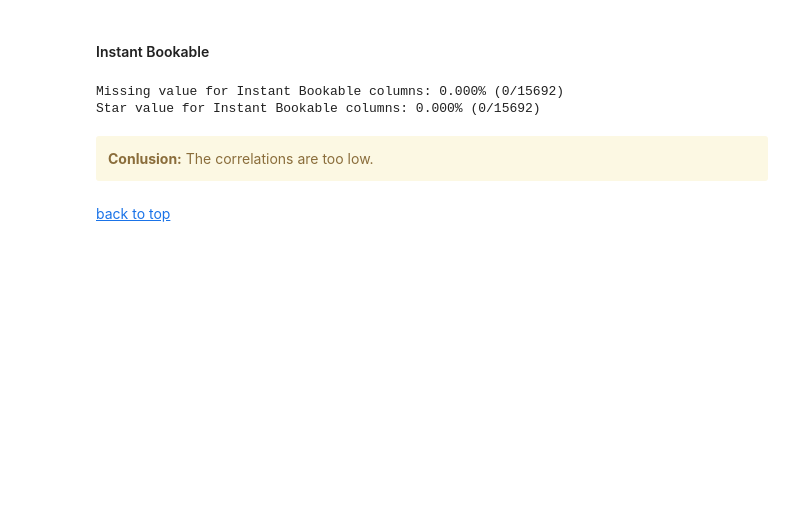
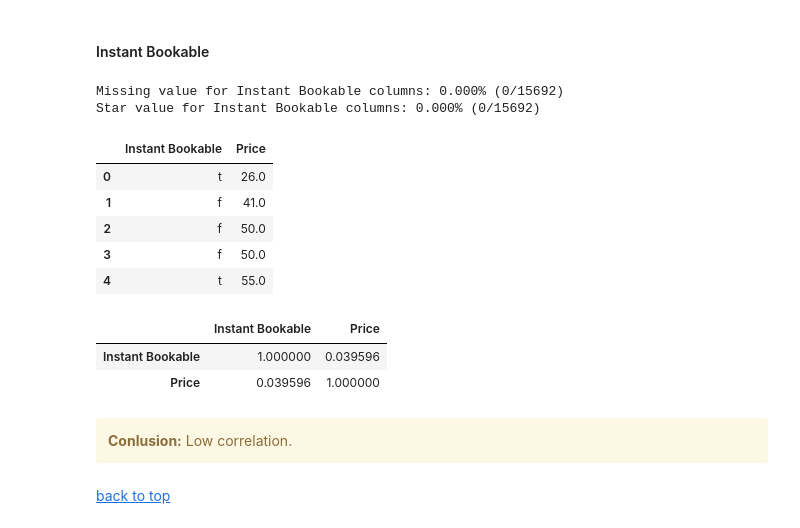
Before and after one commit to flaviendeseure/Airbnb_berlin_price_prediction, a Jupyter notebook: Projet - Airbnb Berlin Price Prediction.ipynb, the cells around one changed output. Cells and saved outputs as stored; diff of their text form; code cells hidden in the pictures; blank space fills up the shorter version.

Commit message:
Ananlyse Instant bookable + business ready

```diff
--- a/Projet - Airbnb Berlin Price Prediction.ipynb
+++ b/Projet - Airbnb Berlin Price Prediction.ipynb
@@ -1702,3 +1702,14 @@ missing_values_rate_display("Instant Bookable", dataset)
 # %% [output]
 Missing value for Instant Bookable columns: 0.000% (0/15692)
 Star value for Instant Bookable columns: 0.000% (0/15692)
+# %%
+dataset_IB = dataset[["Instant Bookable", "Price"]].copy()
+# %%
+dataset_IB.head()
+# %% [output]
+|  | Instant Bookable | Price |
+| 0 | t | 26.0 |
+| 1 | f | 41.0 |
+| 2 | f | 50.0 |
+| 3 | f | 50.0 |
+| 4 | t | 55.0 |
@@ -1705,6 +1719,12 @@ Star value for Instant Bookable columns: 0.000% (0/15692)
+# %%
+dataset_IB.corr()
+# %% [output]
+|  | Instant Bookable | Price |
+| Instant Bookable | 1.000000 | 0.039596 |
+| Price | 0.039596 | 1.000000 |
 # %% [markdown]
 <div class="alert alert-block alert-warning">
-<b>Conlusion:</b> The correlations are too low.
+<b>Conlusion:</b> Low correlation.
 </div>
 # %% [markdown]
 <a href="#top">back to top</a>
```
Also changed, not shown: parts of 2 cells of this notebook.
